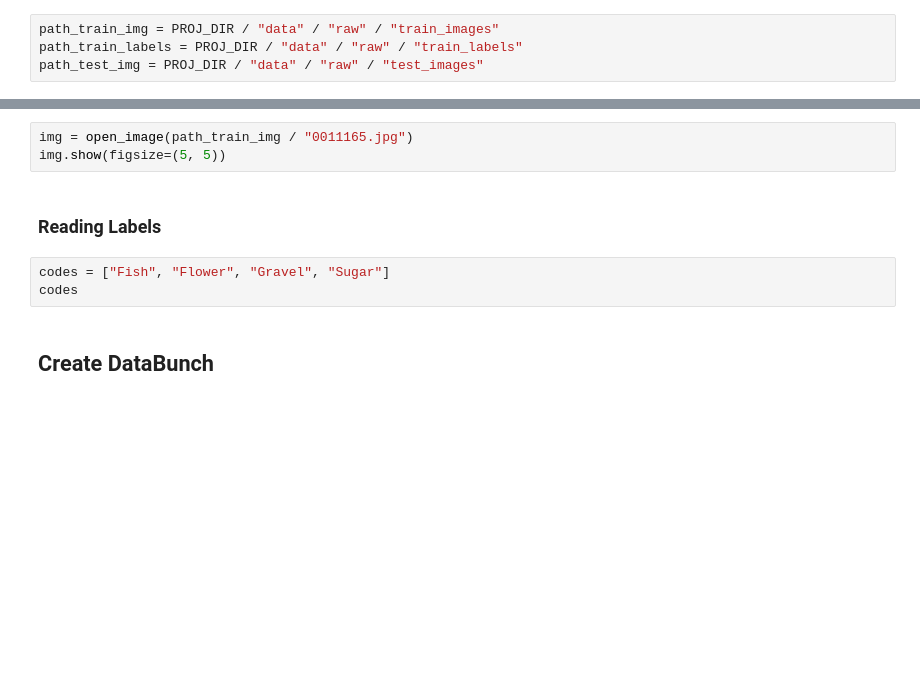
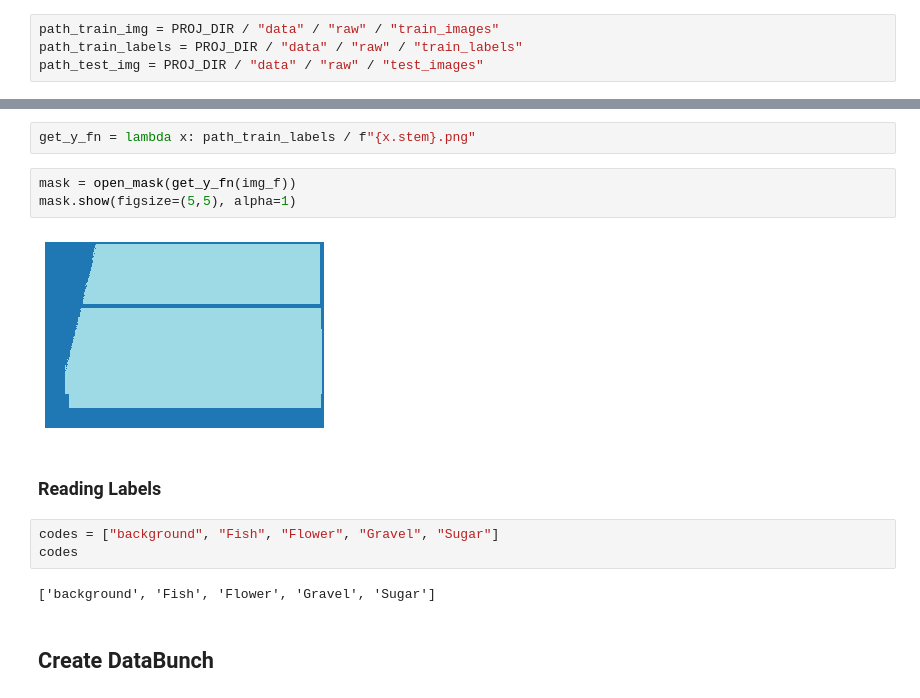
Before and after one commit to Arcane561/cloud, a Jupyter notebook: notebooks/01_Replicating_Fastai.ipynb, the cells around one changed output, grey strips where cells are left out. Saved outputs shown, nothing was run; the diff lists cells and outputs as text; blank space fills up the shorter version.

```diff
--- a/notebooks/01_Replicating_Fastai.ipynb
+++ b/notebooks/01_Replicating_Fastai.ipynb
@@ -39,11 +49,17 @@ img.show(figsize=(5, 5))
-# %%
-img = open_image(path_train_img / "0011165.jpg")
-img.show(figsize=(5, 5))
+# %%
+get_y_fn = lambda x: path_train_labels / f"{x.stem}.png"
+# %%
+mask = open_mask(get_y_fn(img_f))
+mask.show(figsize=(5,5), alpha=1)
+# %% [output]
+[figure, added]
 # %% [markdown]
 ### Reading Labels
 # %%
-codes = ["Fish", "Flower", "Gravel", "Sugar"]
+codes = ["background", "Fish", "Flower", "Gravel", "Sugar"]
 codes
+# %% [output]
+['background', 'Fish', 'Flower', 'Gravel', 'Sugar']
 # %% [markdown]
 ## Create DataBunch
 # %%
```
Also changed, not shown: parts of 15 cells of this notebook.
